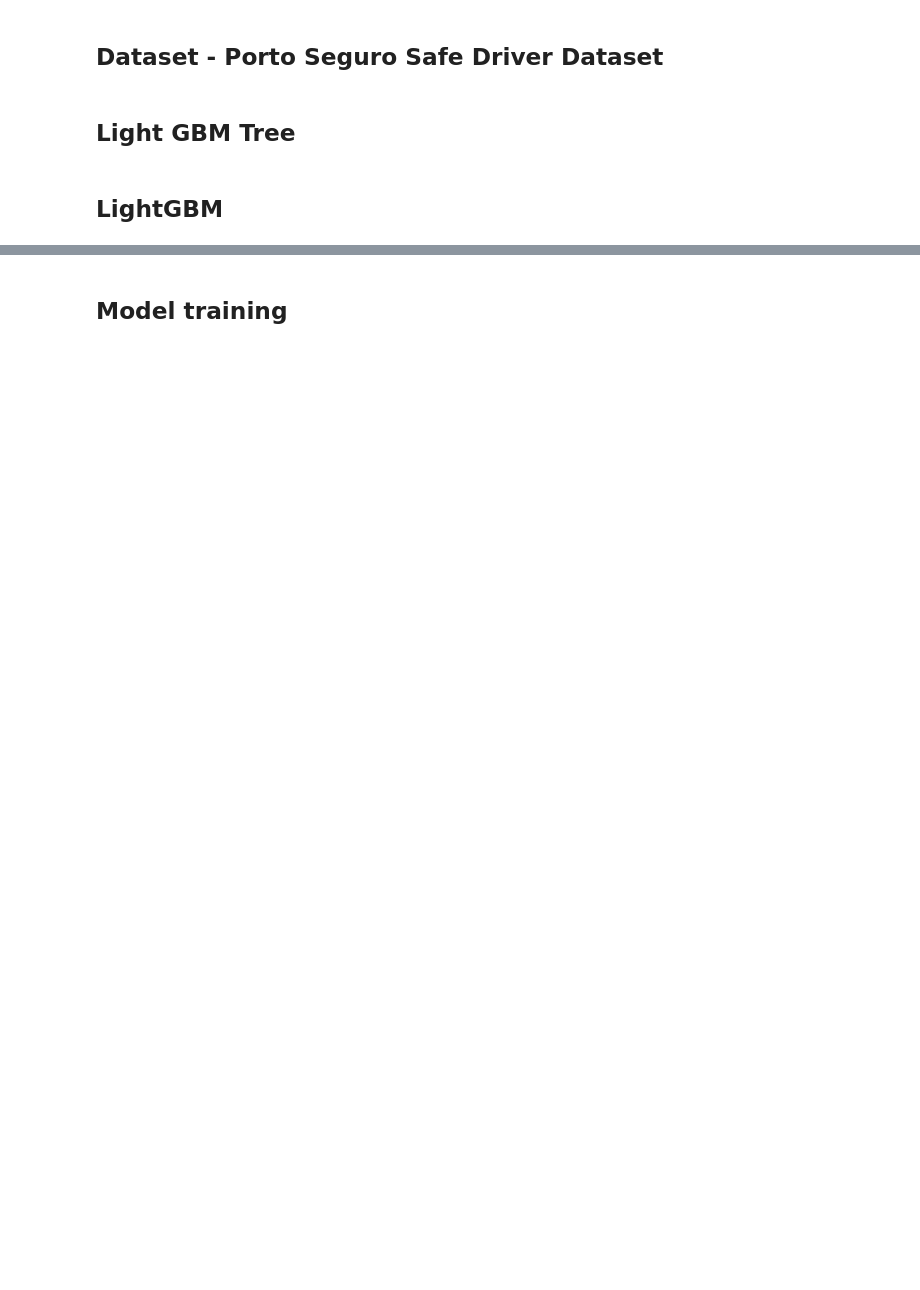
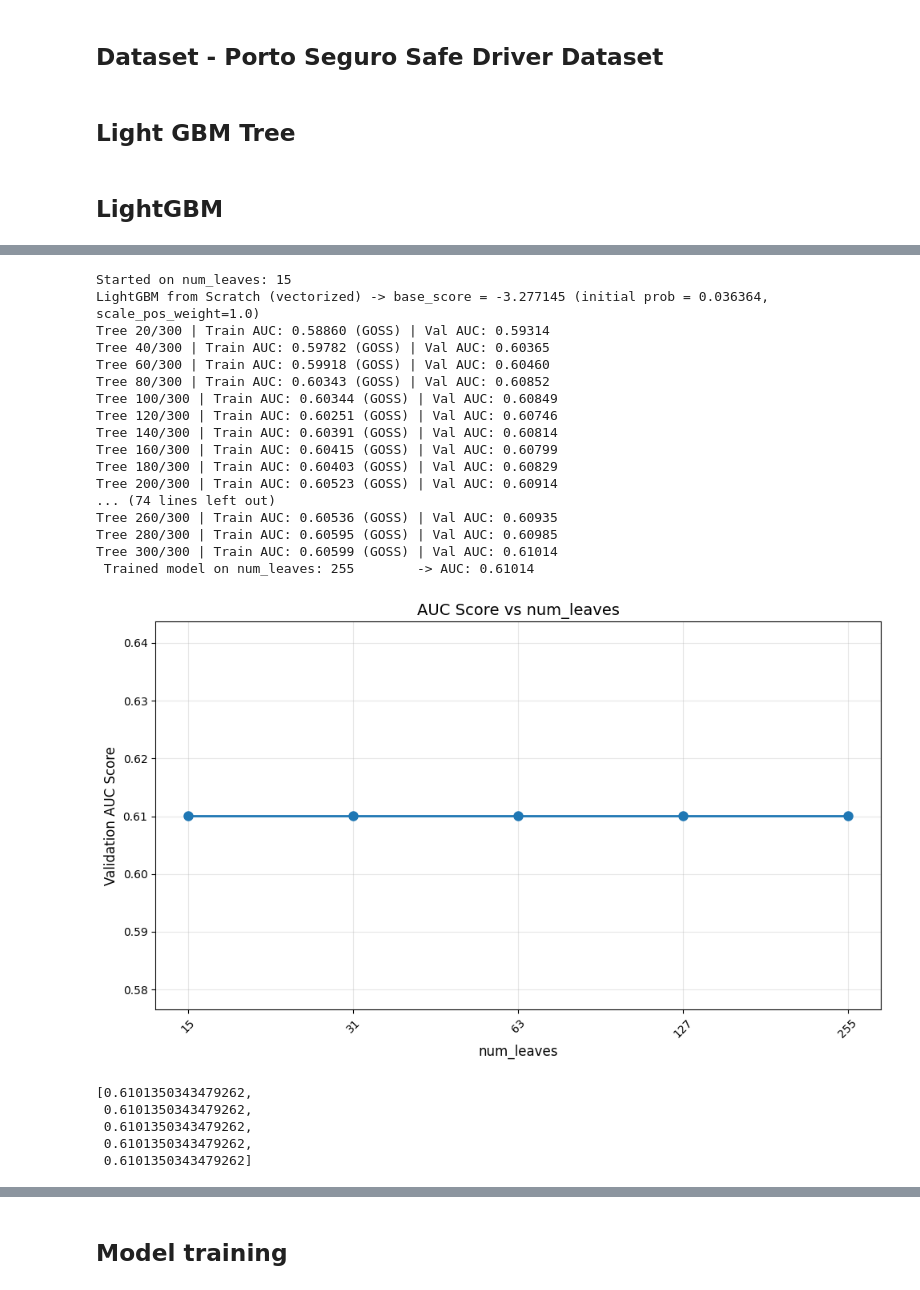
Before and after one commit to adarshanumula7/Insurance_Claim_Predictions, a Jupyter notebook: Models/LightGBM.ipynb, the cells around one changed output, grey strips where cells are left out. Saved outputs shown, nothing was run; the diff lists cells and outputs as text; code cells hidden in the pictures; blank space fills up the shorter version.

Commit message:
working on XGBoost and Light GBM

```diff
--- a/Models/LightGBM.ipynb
+++ b/Models/LightGBM.ipynb
@@ -405,0 +492,5 @@ class LightGBM:
+# %%
+pos_idx = np.where(y_train == 1)[0]
+neg_idx = np.where(y_train == 0)[0]
+
+len(neg_idx)/len(pos_idx)
@@ -405,0 +537,35 @@ class LightGBM:
+# %%
+from sklearn.metrics import roc_auc_score
+import matplotlib.pyplot as plt
+
+def tune(param_name, param_values):
+    """Train and plot the graph"""
+    auc_scores = []
+    xticks = []
+    for val in param_values:
+        params = default_parameters.copy()
+        params[param_name] = val
+        print(f"Started on {param_name}: {val}")
+        model_lgb = LightGBM(**params)
+        model_lgb.fit(X_train_sub, y_train_sub, X_valid, y_valid)
+        auc = model_lgb.best_val_auc
+        # auc = roc_auc_score(y_valid, preds)
+
+        val_str = "None" if val is None else str(val)
+        print(f" Trained model on {param_name}: {val_str:10} -> AUC: {auc:.5f}")
+        auc_scores.append(auc)
+        xticks.append(val_str)
+    return auc_scores, xticks
+
+def plot(param_name, param_values, xlabel, auc_scores, xticks):
+    plt.figure(figsize=(10, 6))
+    plt.plot(range(len(param_values)), auc_scores, marker='o', linewidth=2, markersize=8)
+    plt.xticks(range(len(param_values)), xticks, rotation=45)
+    plt.title(f'AUC Score vs {param_name}', fontsize=14)
+    plt.xlabel(xlabel, fontsize=12)
+    plt.ylabel('Validation AUC Score', fontsize=12)
+    plt.grid(True, alpha=0.3)
+    plt.tight_layout()
+    plt.show()
+
+    return auc_scores
@@ -405,0 +596,29 @@ class LightGBM:
+# %%
+# num_leaves
+param_values = [15, 31, 63, 127, 255]
+auc_scores, xticks = tune('num_leaves', param_values)
+plot('num_leaves', param_values, 'num_leaves', auc_scores, xticks)
+# %% [output]
+Started on num_leaves: 15
+LightGBM from Scratch (vectorized) -> base_score = -3.277145 (initial prob = 0.036364, scale_pos_weight=1.0)
+Tree 20/300 | Train AUC: 0.58860 (GOSS) | Val AUC: 0.59314
+Tree 40/300 | Train AUC: 0.59782 (GOSS) | Val AUC: 0.60365
+Tree 60/300 | Train AUC: 0.59918 (GOSS) | Val AUC: 0.60460
+Tree 80/300 | Train AUC: 0.60343 (GOSS) | Val AUC: 0.60852
+Tree 100/300 | Train AUC: 0.60344 (GOSS) | Val AUC: 0.60849
+Tree 120/300 | Train AUC: 0.60251 (GOSS) | Val AUC: 0.60746
+Tree 140/300 | Train AUC: 0.60391 (GOSS) | Val AUC: 0.60814
+Tree 160/300 | Train AUC: 0.60415 (GOSS) | Val AUC: 0.60799
+Tree 180/300 | Train AUC: 0.60403 (GOSS) | Val AUC: 0.60829
+Tree 200/300 | Train AUC: 0.60523 (GOSS) | Val AUC: 0.60914
+... (74 lines left out)
+Tree 260/300 | Train AUC: 0.60536 (GOSS) | Val AUC: 0.60935
+Tree 280/300 | Train AUC: 0.60595 (GOSS) | Val AUC: 0.60985
+Tree 300/300 | Train AUC: 0.60599 (GOSS) | Val AUC: 0.61014
+ Trained model on num_leaves: 255        -> AUC: 0.61014
+[figure, added]
+[0.6101350343479262,
+ 0.6101350343479262,
+ 0.6101350343479262,
+ 0.6101350343479262,
+ 0.6101350343479262]
```
Also changed, not shown: parts of 25 cells of this notebook, 1 other file.
